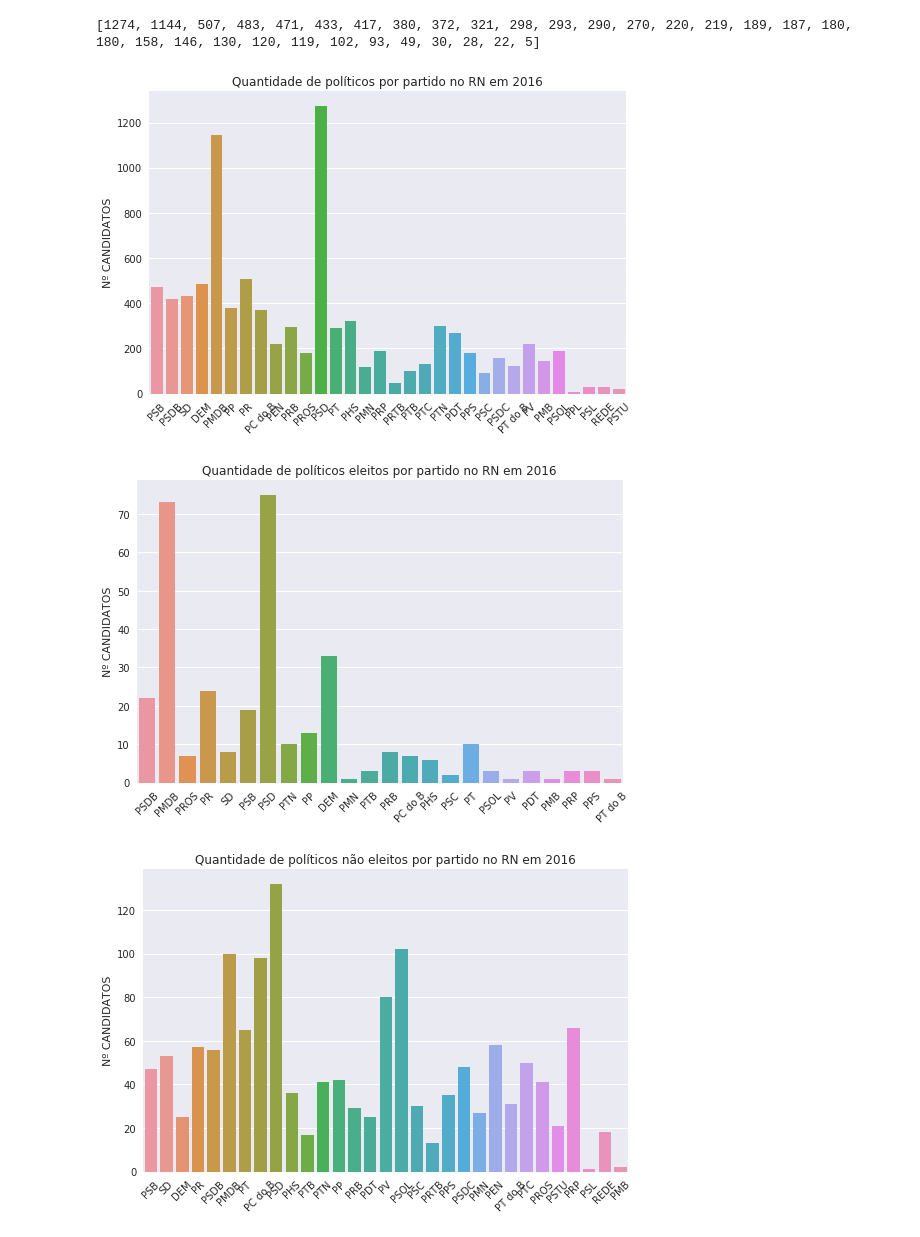
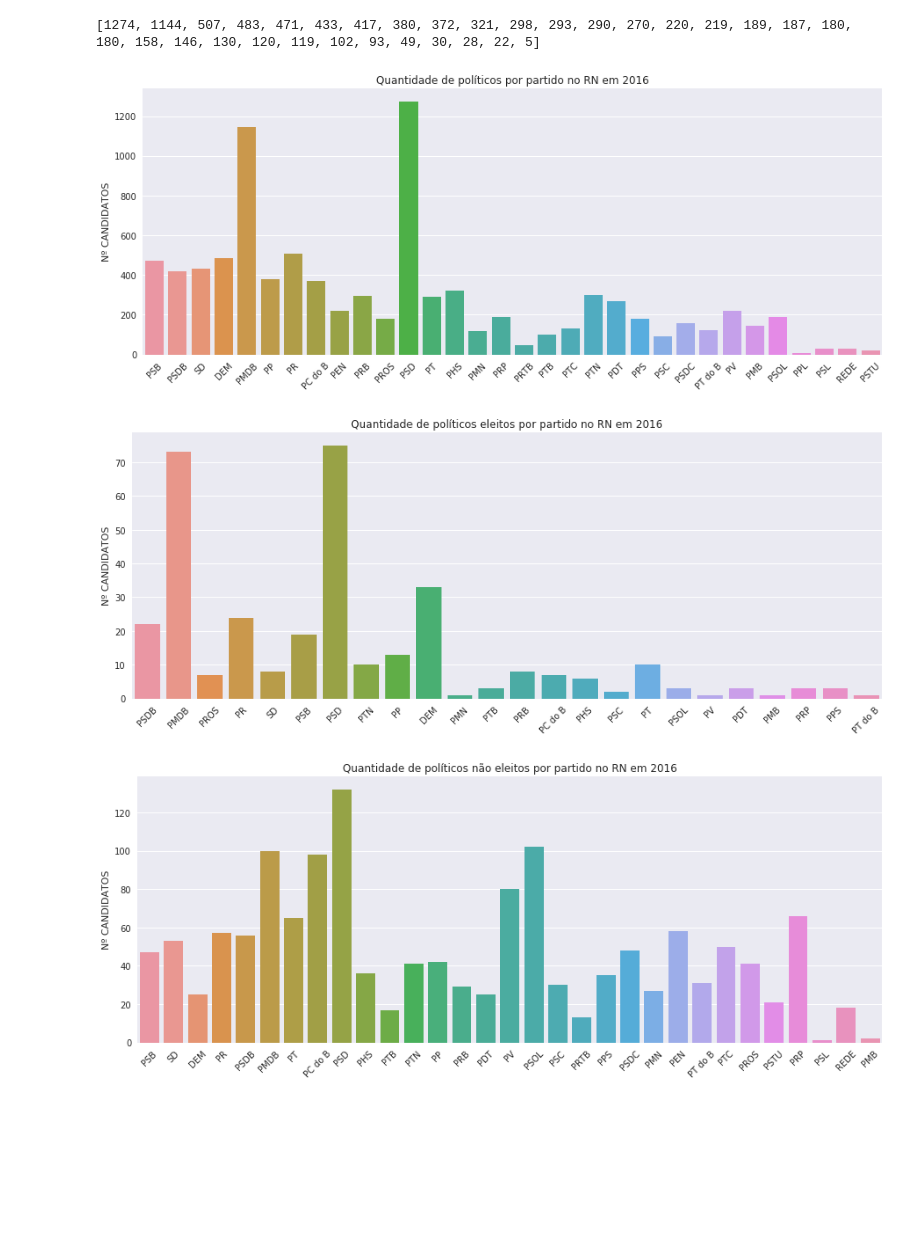
Before and after one commit to jilcimar/data-science, a Jupyter notebook: eleicoes-rn/eleicoes-rn.ipynb, the cells around one changed output. Drawn from its saved outputs; the diff is of its cells as text; code cells hidden in the pictures; blank space fills up the shorter version.

```diff
--- a/eleicoes-rn/eleicoes-rn.ipynb
+++ b/eleicoes-rn/eleicoes-rn.ipynb
@@ -154,36 +155,36 @@ print(sorted(partidos['ano_eleicao'],reverse=True))
 # %%
 # Exibindo os valores no gráfico (TODOS OS CANDIDATOS- POR PARTIDOS)
 
 sns.set(font_scale=1)
-grafico = sns.factorplot("sigla_partido", data=eleicoes_2016, kind="count",size=5, aspect=1.5)
+grafico = sns.factorplot("sigla_partido", data=eleicoes_2016, kind="count",size=5, aspect=2.5)
 grafico.set_xticklabels(rotation=45)
 plt.title('Quantidade de políticos por partido no RN em 2016')
 plt.xlabel('')
 plt.ylabel('Nº CANDIDATOS')
 plt.show()
 # %% [output]
-[figure, old version]
+[figure, new version]
 # %%
 # Exibindo os valores no gráfico (ELEITOS  - POR PARTIDOS)
 
 sns.set(font_scale=1)
-grafico = sns.factorplot("sigla_partido", data=eleitos_2016, kind="count",size=5, aspect=1.5)
+grafico = sns.factorplot("sigla_partido", data=eleitos_2016, kind="count",size=5, aspect=2.5)
 grafico.set_xticklabels(rotation=45)
 plt.title('Quantidade de políticos eleitos por partido no RN em 2016')
 plt.xlabel('')
 plt.ylabel('Nº CANDIDATOS')
 plt.show()
 # %% [output]
-[figure, old version]
+[figure, new version]
 # %%
 # Exibindo os valores no gráfico (NÃO ELEITOS  - POR PARTIDOS)
 
 sns.set(font_scale=1)
-grafico = sns.factorplot("sigla_partido", data=nao_eleitos_2016, kind="count",size=5, aspect=1.5)
+grafico = sns.factorplot("sigla_partido", data=nao_eleitos_2016, kind="count",size=5, aspect=2.5)
 grafico.set_xticklabels(rotation=45)
 plt.title('Quantidade de políticos não eleitos por partido no RN em 2016')
 plt.xlabel('')
 plt.ylabel('Nº CANDIDATOS')
 plt.show()
 # %% [output]
-[figure, old version]
+[figure, new version]
```
Also changed, not shown: parts of 2 cells of this notebook.
